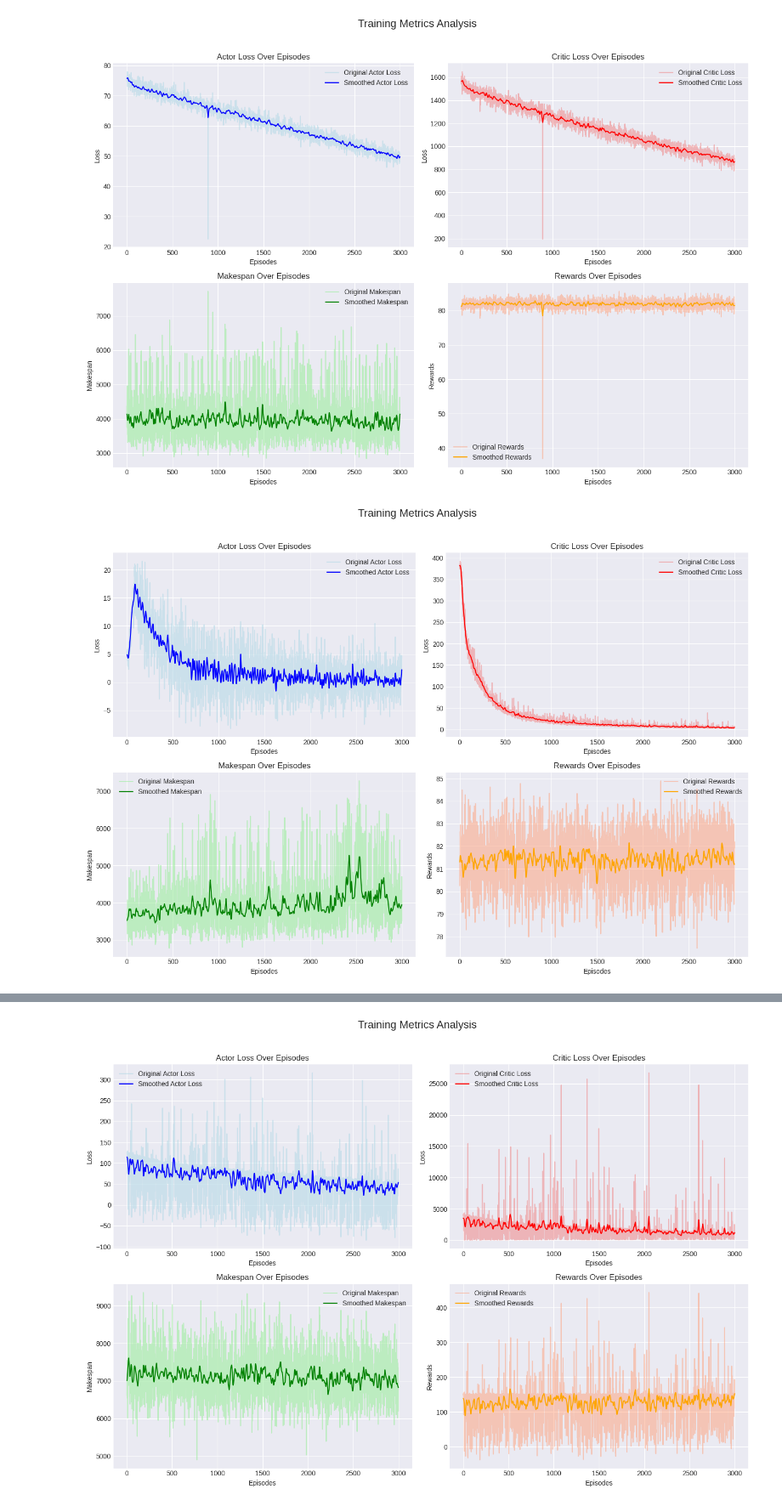
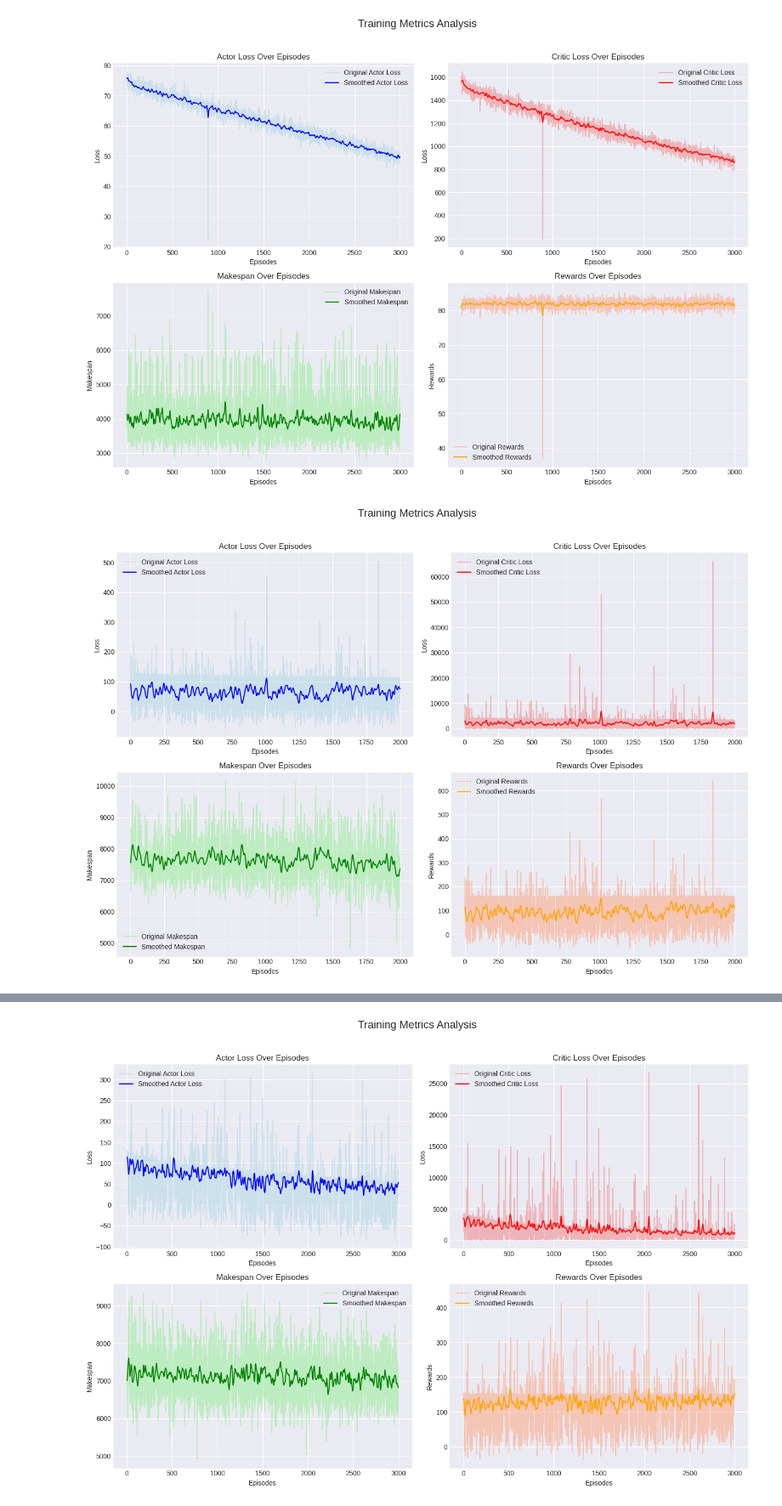
Before and after one commit to laijunren/A2C-LSTM-with-Graph-and-Pricing-Enhancements-for-Real-Time-AGV-Scheduling, a Jupyter notebook: A2C_output/vis.ipynb, the cells around one changed output, grey strips where cells are left out. Shown at 85% size. Drawn from its saved outputs; the diff is of its cells as text; code cells hidden in the pictures.

```diff
--- a/A2C_output/vis.ipynb
+++ b/A2C_output/vis.ipynb
@@ -366,10 +366,10 @@ def smooth_data(data, sigma=5):
     return gaussian_filter1d(data, sigma=sigma)
 
 # File paths
-actor_loss_path = "/home/aaa/my_code/hospital-main/A2C_output/actor_loss_03_17_19_15.txt"
-critic_loss_path = "/home/aaa/my_code/hospital-main/A2C_output/critic_loss_03_17_19_15.txt"
-makespan_path = "/home/aaa/my_code/hospital-main/A2C_output/makespan_03_17_19_15.txt"
-rewards_path = "/home/aaa/my_code/hospital-main/A2C_output/rewards_03_17_19_15(50-LSTM-26-128-3E-4训).txt"
+actor_loss_path = "/home/aaa/my_code/hospital-main/A2C_output/actor_loss_04_01_17_27.txt"
+critic_loss_path = "/home/aaa/my_code/hospital-main/A2C_output/critic_loss_04_01_17_27.txt"
+makespan_path = "/home/aaa/my_code/hospital-main/A2C_output/makespan_04_01_17_27.txt"
+rewards_path = "/home/aaa/my_code/hospital-main/A2C_output/rewards_04_01_17_27(100-gat-128-1e-4未训练)13280.txt"
 
 # Read data
 try:
@@ -403,34 +403,34 @@ axes[0, 0].set_ylabel("Loss")
 axes[0, 0].legend()
 
 # Plot Critic Loss
 axes[0, 1].plot(critic_loss, label="Original Critic Loss", color='lightcoral', alpha=0.5)
 axes[0, 1].plot(critic_loss_smooth, label="Smoothed Critic Loss", color='red')
 axes[0, 1].set_title("Critic Loss Over Episodes")
 axes[0, 1].set_xlabel("Episodes")
 axes[0, 1].set_ylabel("Loss")
 axes[0, 1].legend()
 
 # Plot Makespan
 axes[1, 0].plot(makespan, label="Original Makespan", color='lightgreen', alpha=0.5)
 axes[1, 0].plot(makespan_smooth, label="Smoothed Makespan", color='green')
 axes[1, 0].set_title("Makespan Over Episodes")
 axes[1, 0].set_xlabel("Episodes")
 axes[1, 0].set_ylabel("Makespan")
 axes[1, 0].legend()
 
 # Plot Rewards
 axes[1, 1].plot(rewards, label="Original Rewards", color='lightsalmon', alpha=0.5)
 axes[1, 1].plot(rewards_smooth, label="Smoothed Rewards", color='orange')
 axes[1, 1].set_title("Rewards Over Episodes")
 axes[1, 1].set_xlabel("Episodes")
 axes[1, 1].set_ylabel("Rewards")
 axes[1, 1].legend()
 
 # Adjust layout
 plt.tight_layout(rect=[0, 0, 1, 0.96])  # Make room for the main title
 plt.show()
 # %% [output]
-[figure, old version]
+[figure, new version]
 # %%
 
 
```
Also changed, not shown: parts of 3 cells of this notebook, 32 other files.
